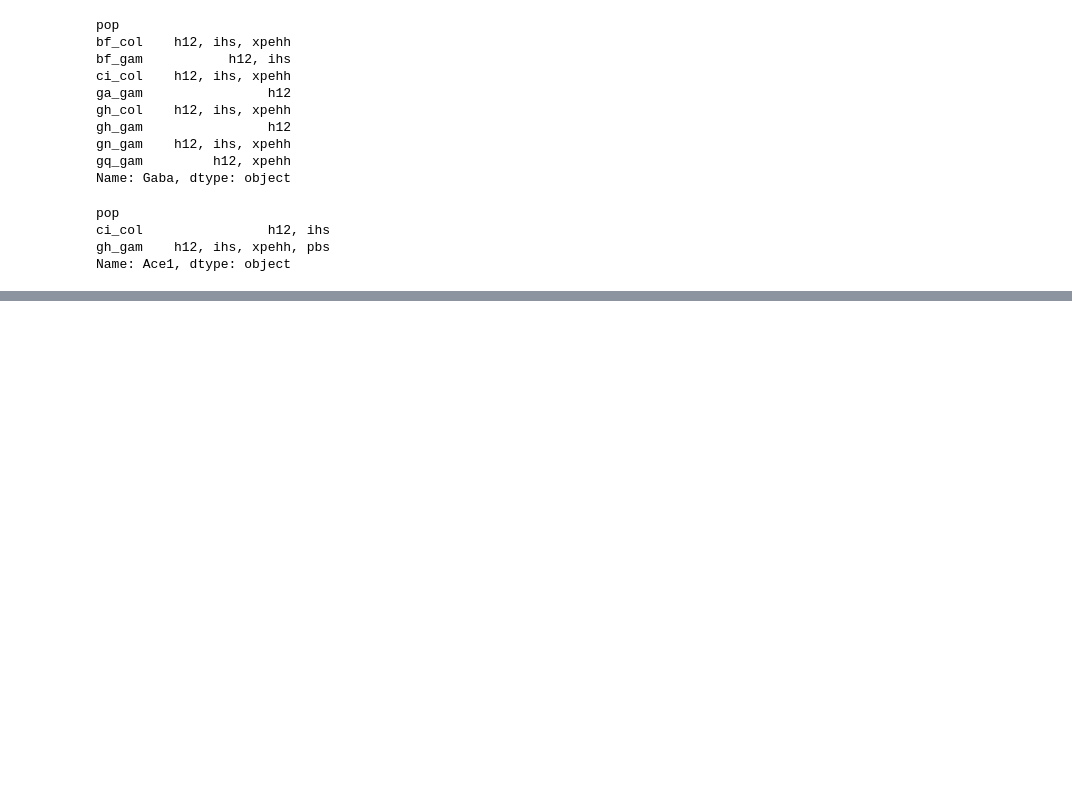
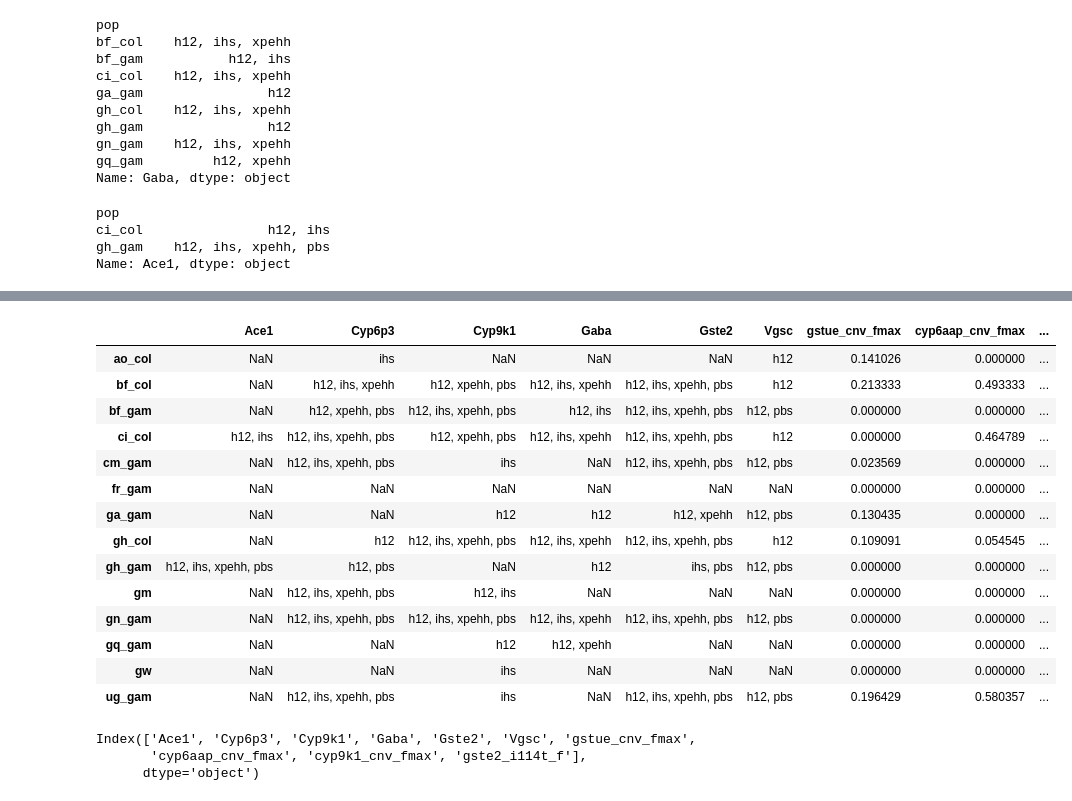
Before and after one commit to alimanfoo/shiny-train, a Jupyter notebook: notebooks/artwork/locus-summaries.ipynb, the cells around one changed output, grey strips where cells are left out. Drawn from its saved outputs; the diff is of its cells as text; code cells hidden in the pictures; blank space fills up the shorter version.

```diff
--- a/notebooks/artwork/locus-summaries.ipynb
+++ b/notebooks/artwork/locus-summaries.ipynb
@@ -187,0 +250,31 @@ Name: Ace1, dtype: object
+# %%
+def load_gste2_i144t_df():
+
+    gste2_i114t_pos = 28598166
+
+    import intake
+    cat = intake.open_catalog('https://malariagen.github.io/intake/gcs.yml')
+    callset_snps = cat.ag2.snps.to_zarr()
+    pos = allel.SortedIndex(callset_snps['3R/variants/POS'])
+    gste2_i114t_loc = pos.locate_key(gste2_i114t_pos)
+    gste2_i114t_gt = allel.GenotypeArray(callset_snps['3R/calldata/GT'][gste2_i114t_loc][None, :, :])
+    df_samples = cat.ag2.samples.read()
+    pop_rename = {
+        p: p.lower() if len(p) == 2 else p.lower()[:2] + '_' + p[2:]
+        for p in df_samples.population.unique()
+    }
+    df_samples.population.replace(pop_rename, inplace=True)
+    pop_locs = {
+        p: df_samples[df_samples.population == p].index.values
+        for p in df_samples.population.unique()
+    }
+    gste2_i114t_acs = gste2_i114t_gt.count_alleles_subpops(pop_locs)
+    gste2_i114t_freqs = [
+        {'pop': p, 'gste2_i114t_f': gste2_i114t_acs[p].to_frequencies()[0, 1]}
+        for p in df_samples.population.unique()
+    ]
+    df = pd.DataFrame.from_records(gste2_i114t_freqs, index='pop')
+    return df
+
+df_gste2_i114t = load_gste2_i144t_df()
+df_gste2_i114t
@@ -187,0 +345,31 @@ Name: Ace1, dtype: object
+# %%
+df_comb = (
+    df_summ
+    .rename({'cm_sav_gam': 'cm_gam'})
+    .join(df_cnv, how='outer')
+    .join(df_gste2_i114t, how='outer')
+    .drop(labels=['ke', 'gn_col'])
+)
+df_comb
+# %% [output]
+|  | Ace1 | Cyp6p3 | Cyp9k1 | Gaba | Gste2 | Vgsc | gstue_cnv_fmax | cyp6aap_cnv_fmax | ... |
+| ao_col | NaN | ihs | NaN | NaN | NaN | h12 | 0.141026 | 0.000000 | ... |
+| bf_col | NaN | h12, ihs, xpehh | h12, xpehh, pbs | h12, ihs, xpehh | h12, ihs, xpehh, pbs | h12 | 0.213333 | 0.493333 | ... |
+| bf_gam | NaN | h12, xpehh, pbs | h12, ihs, xpehh, pbs | h12, ihs | h12, ihs, xpehh, pbs | h12, pbs | 0.000000 | 0.000000 | ... |
+| ci_col | h12, ihs | h12, ihs, xpehh, pbs | h12, xpehh, pbs | h12, ihs, xpehh | h12, ihs, xpehh, pbs | h12 | 0.000000 | 0.464789 | ... |
+| cm_gam | NaN | h12, ihs, xpehh, pbs | ihs | NaN | h12, ihs, xpehh, pbs | h12, pbs | 0.023569 | 0.000000 | ... |
+| fr_gam | NaN | NaN | NaN | NaN | NaN | NaN | 0.000000 | 0.000000 | ... |
+| ga_gam | NaN | NaN | h12 | h12 | h12, xpehh | h12, pbs | 0.130435 | 0.000000 | ... |
+| gh_col | NaN | h12 | h12, ihs, xpehh, pbs | h12, ihs, xpehh | h12, ihs, xpehh, pbs | h12 | 0.109091 | 0.054545 | ... |
+| gh_gam | h12, ihs, xpehh, pbs | h12, pbs | NaN | h12 | ihs, pbs | h12, pbs | 0.000000 | 0.000000 | ... |
+| gm | NaN | h12, ihs, xpehh, pbs | h12, ihs | NaN | NaN | NaN | 0.000000 | 0.000000 | ... |
+| gn_gam | NaN | h12, ihs, xpehh, pbs | h12, ihs, xpehh, pbs | h12, ihs, xpehh | h12, ihs, xpehh, pbs | h12, pbs | 0.000000 | 0.000000 | ... |
+| gq_gam | NaN | NaN | h12 | h12, xpehh | NaN | NaN | 0.000000 | 0.000000 | ... |
+| gw | NaN | NaN | ihs | NaN | NaN | NaN | 0.000000 | 0.000000 | ... |
+| ug_gam | NaN | h12, ihs, xpehh, pbs | ihs | NaN | h12, ihs, xpehh, pbs | h12, pbs | 0.196429 | 0.580357 | ... |
+# %%
+df_comb.columns
+# %% [output]
+Index(['Ace1', 'Cyp6p3', 'Cyp9k1', 'Gaba', 'Gste2', 'Vgsc', 'gstue_cnv_fmax',
+       'cyp6aap_cnv_fmax', 'cyp9k1_cnv_fmax', 'gste2_i114t_f'],
+      dtype='object')
```
Also changed, not shown: parts of 12 cells of this notebook, 8 other files.
